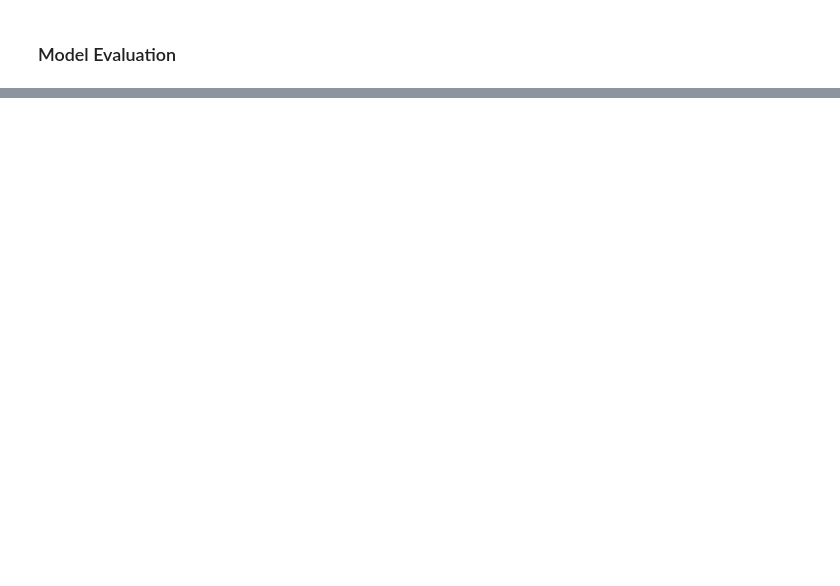
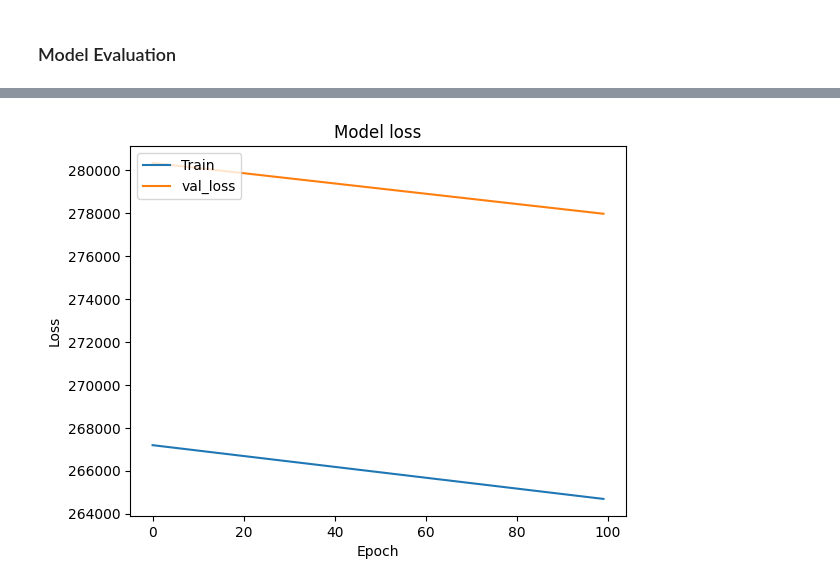
Before and after one commit to WajahatAliBasharat073/DailyTensorFlowVision, a Jupyter notebook: Projects/CarPricePrediction/CPP.ipynb, the cells around one changed output, grey strips where cells are left out. Drawn from its saved outputs; the diff is of its cells as text; code cells hidden in the pictures; blank space fills up the shorter version.

Commit message:
Validation & Testing Done(model is performing poorly)

```diff
--- a/Projects/CarPricePrediction/CPP.ipynb
+++ b/Projects/CarPricePrediction/CPP.ipynb
@@ -298,0 +301,5 @@ model.evaluate(X,Y)
+# %%
+trainRatio=0.8
+valratio=0.1
+testRatio=0.1
+DataSize=len(X)
@@ -298,0 +310,3 @@ model.evaluate(X,Y)
+# %%
+x_train, y_train = X[:int(DataSize*trainRatio)], Y[:int(DataSize*trainRatio)]
+print(x_train.shape, y_train.shape)
@@ -298,0 +315,4 @@ model.evaluate(X,Y)
+# %%
+x_val, y_val = X[int(DataSize*trainRatio):int(DataSize*(trainRatio+valratio))
+                 ], Y[int(DataSize*trainRatio):int(DataSize*(trainRatio+valratio))]
+print(x_val.shape, y_val.shape)
@@ -298,0 +329,2 @@ model.evaluate(X,Y)
+# %%
+history=model.fit(x_train, y_train, epochs=100, validation_data=(x_val, y_val), verbose=1)
@@ -298,0 +369,10 @@ model.evaluate(X,Y)
+# %%
+plt.plot(history.history['loss'])
+plt.plot(history.history['val_loss'])
+plt.title('Model loss')
+plt.ylabel('Loss')
+plt.xlabel('Epoch')
+plt.legend(['Train', 'val_loss'], loc='upper left')
+plt.show()
+# %% [output]
+[figure, added]
```
Also changed, not shown: parts of 25 cells of this notebook.
